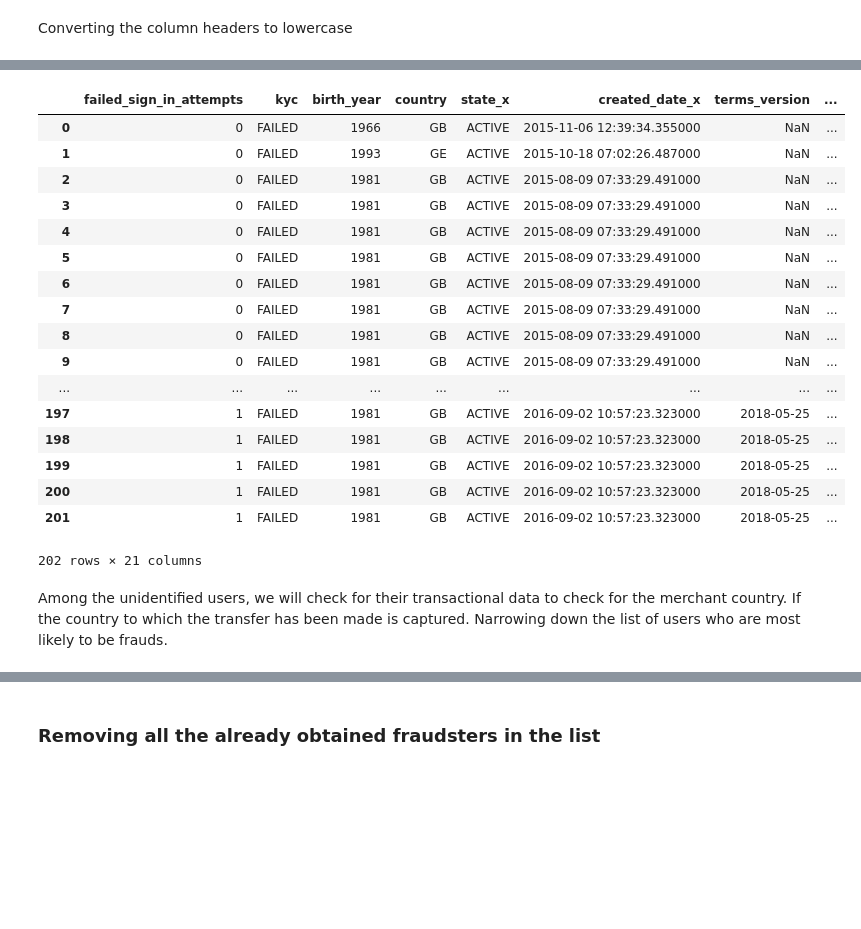
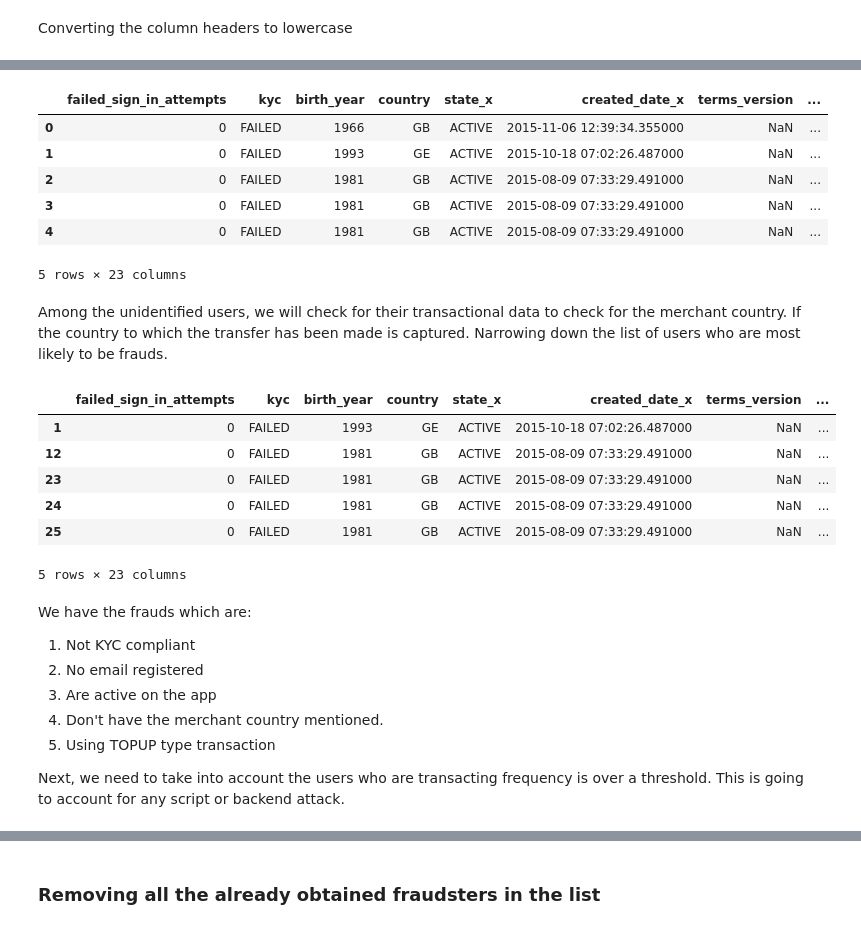
Before and after one commit to harshitcodes/fin_crime, a Jupyter notebook: find_fraudsters.ipynb, the cells around one changed output, grey strips where cells are left out. Drawn from its saved outputs; the diff is of its cells as text; code cells hidden in the pictures; blank space fills up the shorter version.

Commit message:
[update]: the ipython for finding high risk users

```diff
--- a/find_fraudsters.ipynb
+++ b/find_fraudsters.ipynb
@@ -45,0 +45,6 @@ memory usage: 88.3+ MB
+# %%
+trans_df['is_fraud'] = 0
+users_df['is_fraud'] = 0
+for i in fraudster_df['user_id']:
+    trans_df['is_fraud'][trans_df['user_id'] == i] = 1
+    users_df['is_fraud'][users_df['id'] == i] = 1
@@ -90,33 +108,42 @@ plt.show()
 # %%
 # finding out all the unidentified users who have their KYC failed
 unidentified_df = users_df.query('kyc == "FAILED" and has_email == 0 and state == "ACTIVE"')
 
 # merging(joining) the above dataframe with the transactional database on user_id
 unidentified_txns = pd.merge(unidentified_df, trans_df, left_on='id', right_on='user_id')
 
-unidentified_txns
+unidentified_txns.head()
 # %% [output]
 |  | failed_sign_in_attempts | kyc | birth_year | country | state_x | created_date_x | terms_version | ... |
 | 0 | 0 | FAILED | 1966 | GB | ACTIVE | 2015-11-06 12:39:34.355000 | NaN | ... |
 | 1 | 0 | FAILED | 1993 | GE | ACTIVE | 2015-10-18 07:02:26.487000 | NaN | ... |
 | 2 | 0 | FAILED | 1981 | GB | ACTIVE | 2015-08-09 07:33:29.491000 | NaN | ... |
 | 3 | 0 | FAILED | 1981 | GB | ACTIVE | 2015-08-09 07:33:29.491000 | NaN | ... |
 | 4 | 0 | FAILED | 1981 | GB | ACTIVE | 2015-08-09 07:33:29.491000 | NaN | ... |
-| 5 | 0 | FAILED | 1981 | GB | ACTIVE | 2015-08-09 07:33:29.491000 | NaN | ... |
-| 6 | 0 | FAILED | 1981 | GB | ACTIVE | 2015-08-09 07:33:29.491000 | NaN | ... |
-| 7 | 0 | FAILED | 1981 | GB | ACTIVE | 2015-08-09 07:33:29.491000 | NaN | ... |
-| 8 | 0 | FAILED | 1981 | GB | ACTIVE | 2015-08-09 07:33:29.491000 | NaN | ... |
-| 9 | 0 | FAILED | 1981 | GB | ACTIVE | 2015-08-09 07:33:29.491000 | NaN | ... |
-| ... | ... | ... | ... | ... | ... | ... | ... | ... |
-| 197 | 1 | FAILED | 1981 | GB | ACTIVE | 2016-09-02 10:57:23.323000 | 2018-05-25 | ... |
-| 198 | 1 | FAILED | 1981 | GB | ACTIVE | 2016-09-02 10:57:23.323000 | 2018-05-25 | ... |
-| 199 | 1 | FAILED | 1981 | GB | ACTIVE | 2016-09-02 10:57:23.323000 | 2018-05-25 | ... |
-| 200 | 1 | FAILED | 1981 | GB | ACTIVE | 2016-09-02 10:57:23.323000 | 2018-05-25 | ... |
-| 201 | 1 | FAILED | 1981 | GB | ACTIVE | 2016-09-02 10:57:23.323000 | 2018-05-25 | ... |
-202 rows × 21 columns
+5 rows × 23 columns
 # %% [markdown]
 Among the unidentified users, we will check for their transactional data to check for the merchant country. If the country to which the transfer has been made is captured. Narrowing down the list of users who are most likely to be frauds.
 # %%
-# checking for NaN values in the merchant_country column in the above obtained dataframe
-frauds_df = unidentified_txns[unidentified_txns['merchant_country'].isnull()]
+# checking for NaN values in the merchant_country column in the above obtained dataframe and since TOPUP corresponds
+# to financial loss, any transaction by an unauthorized user should not be using this method of transaction.
+
+frauds_df = unidentified_txns.query('merchant_country.isnull() and merchant_country.isnull() and type == "TOPUP"')
+frauds_df.head()
+# %% [output]
+|  | failed_sign_in_attempts | kyc | birth_year | country | state_x | created_date_x | terms_version | ... |
+| 1 | 0 | FAILED | 1993 | GE | ACTIVE | 2015-10-18 07:02:26.487000 | NaN | ... |
+| 12 | 0 | FAILED | 1981 | GB | ACTIVE | 2015-08-09 07:33:29.491000 | NaN | ... |
+| 23 | 0 | FAILED | 1981 | GB | ACTIVE | 2015-08-09 07:33:29.491000 | NaN | ... |
+| 24 | 0 | FAILED | 1981 | GB | ACTIVE | 2015-08-09 07:33:29.491000 | NaN | ... |
+| 25 | 0 | FAILED | 1981 | GB | ACTIVE | 2015-08-09 07:33:29.491000 | NaN | ... |
+5 rows × 23 columns
+# %% [markdown]
+We have the frauds which are:
+1. Not KYC compliant
+2. No email registered
+3. Are active on the app
+4. Don't have the merchant country mentioned.
+5. Using TOPUP type transaction
+
+Next, we need to take into account the users who are transacting frequency is over a threshold. This is going to account for any script or backend attack.
 # %%
```
Also changed, not shown: parts of 33 cells of this notebook, 1 other file.
